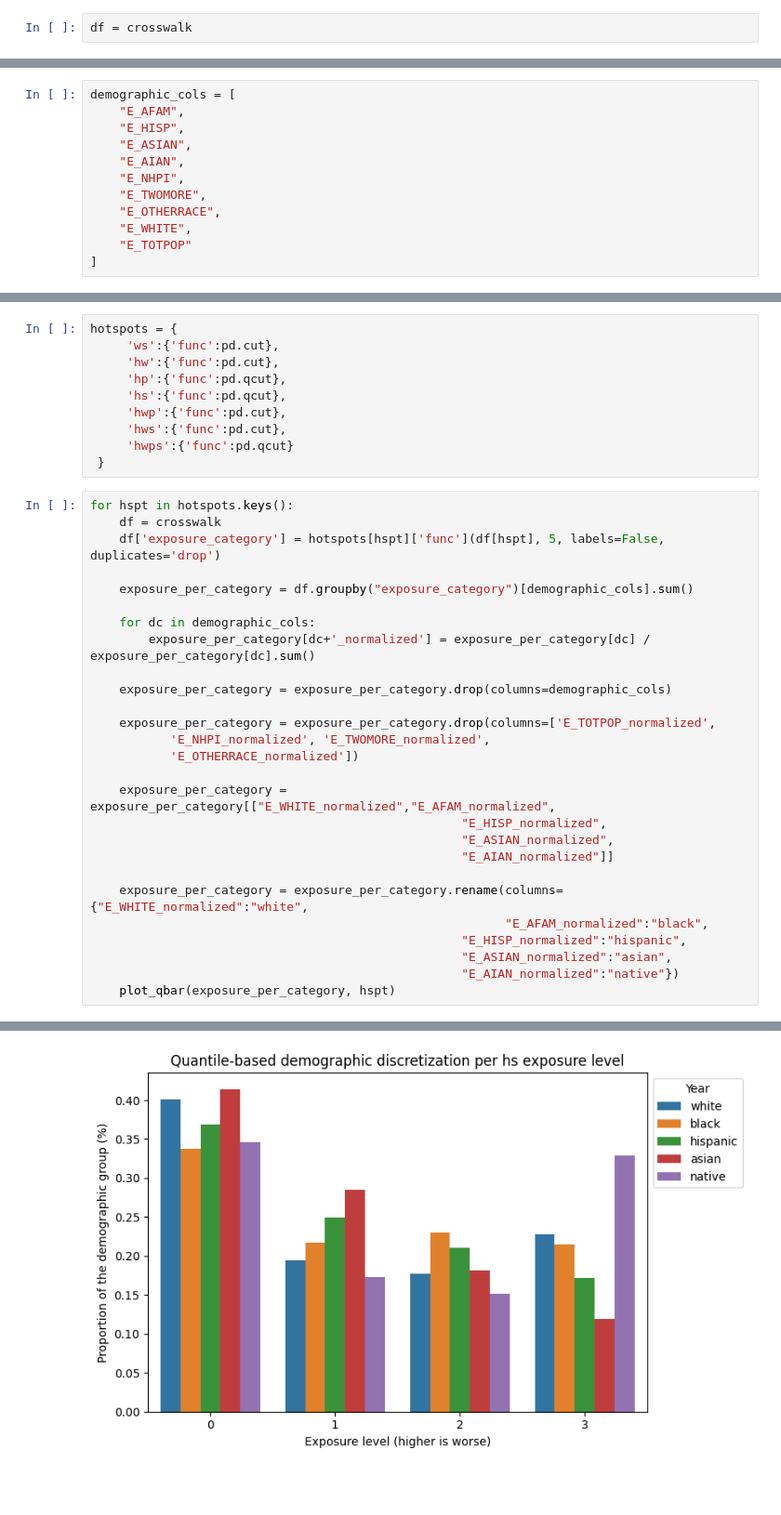
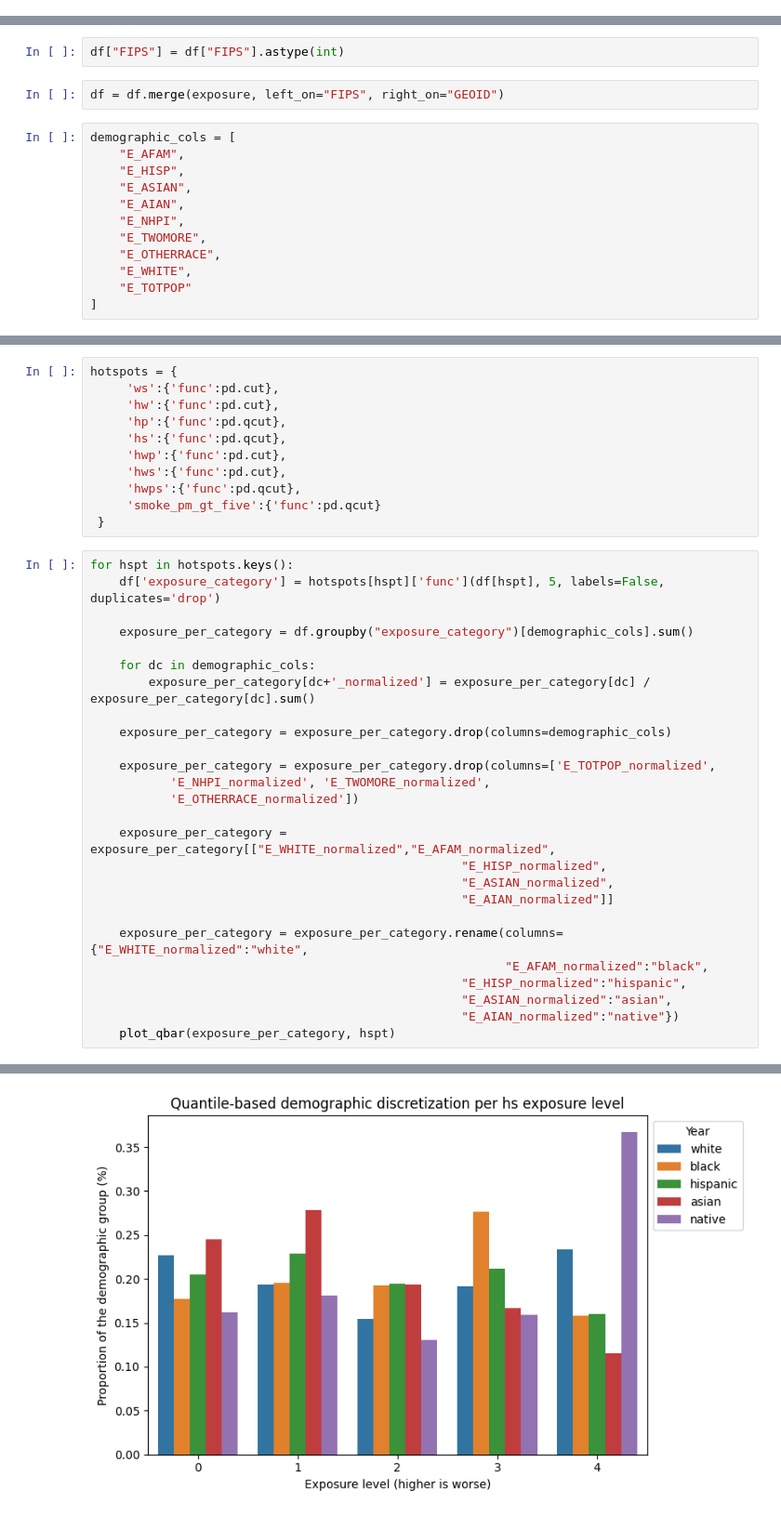
Before and after one commit to NSAPH-Projects/concurrence-climate-hazards, a Jupyter notebook: demographics.ipynb, the cells around one changed output, grey strips where cells are left out. Shown at 93% size. Cells and saved outputs as stored; diff of their text form; blank space fills up the shorter version.

```diff
--- a/demographics.ipynb
+++ b/demographics.ipynb
@@ -61,2 +43,0 @@ crosswalk = crosswalk.merge(
-# %%
-df = crosswalk
@@ -74,3 +44,7 @@ Index(['STCNTY', 'FIPS_x', 'E_TOTPOP', 'E_AFAM', 'E_HISP', 'E_ASIAN', 'E_AIAN',
+# %%
+df["FIPS"] = df["FIPS"].astype(int)
+# %%
+df = df.merge(exposure, left_on="FIPS", right_on="GEOID")
 # %%
 demographic_cols = [
     "E_AFAM",
@@ -115,11 +97,11 @@ hotspots = {
      'hs':{'func':pd.qcut},
      'hwp':{'func':pd.cut},
      'hws':{'func':pd.cut},
-     'hwps':{'func':pd.qcut}
+     'hwps':{'func':pd.qcut},
+     'smoke_pm_gt_five':{'func':pd.qcut}
  }
 # %%
 for hspt in hotspots.keys():
-    df = crosswalk
     df['exposure_category'] = hotspots[hspt]['func'](df[hspt], 5, labels=False, duplicates='drop')
 
     exposure_per_category = df.groupby("exposure_category")[demographic_cols].sum()
@@ -151 +133 @@ for hspt in hotspots.keys():
-[figure, old version]
+[figure, new version]
```
Also changed, not shown: parts of 13 cells of this notebook, 2 other files.
